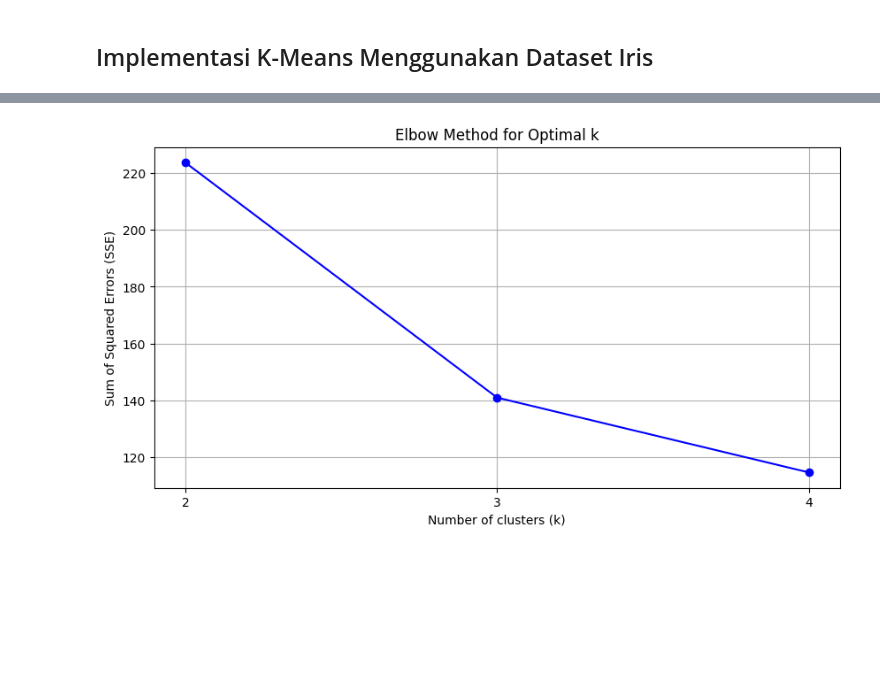
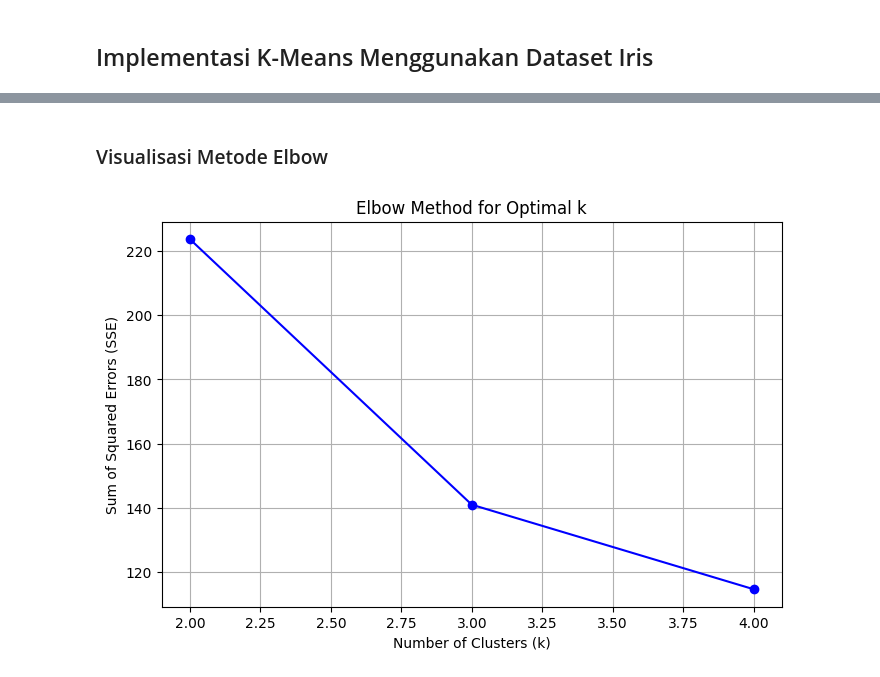
Before and after one commit to Zulfri-23-176/tryPendat, a Jupyter notebook: pendat/K-Means.ipynb, the cells around one changed output, grey strips where cells are left out. Saved outputs shown, nothing was run; the diff lists cells and outputs as text; code cells hidden in the pictures; blank space fills up the shorter version.

```diff
--- a/pendat/K-Means.ipynb
+++ b/pendat/K-Means.ipynb
@@ -103,0 +92,23 @@ for k in k_range:
+# %%
+# Inisialisasi list untuk menyimpan metrik
+sse = []
+silhouette_scores = []
+k_values = range(2, 5)  # k=2,3,4
+
+# Hitung SSE dan Silhouette untuk setiap k
+for k in k_values:
+    kmeans = KMeans(n_clusters=k, random_state=42, n_init=10)
+    kmeans.fit(X_scaled)
+
+    sse.append(kmeans.inertia_)  # SSE (Inertia)
+    silhouette_scores.append(silhouette_score(X_scaled, kmeans.labels_))
+
+# Tampilkan dalam tabel
+metrics_table = pd.DataFrame({
+    'Number of Clusters (k)': k_values,
+    'SSE (Inertia)': sse,
+    'Silhouette Score': silhouette_scores
+})
+
+print("\nPerbandingan Metrik Klastering:")
+print(tabulate(metrics_table, headers='keys', tablefmt='grid', showindex=False))
@@ -104,12 +134,12 @@ for k in k_range:
+# %% [markdown]
+### Visualisasi Metode Elbow
 # %%
-# Visualisasi SSE (Elbow Method)
-plt.figure(figsize=(10, 5))
-plt.plot(k_range, sse, 'bo-')
-plt.xlabel('Number of clusters (k)')
+plt.figure(figsize=(8, 5))
+plt.plot(k_values, sse, marker='o', color='b')
+plt.xlabel('Number of Clusters (k)')
 plt.ylabel('Sum of Squared Errors (SSE)')
 plt.title('Elbow Method for Optimal k')
-plt.xticks(k_range)
-plt.grid()
+plt.grid(True)
 plt.show()
 # %% [output]
-[figure, old version]
+[figure, new version]
```
Also changed, not shown: parts of 21 cells of this notebook.
